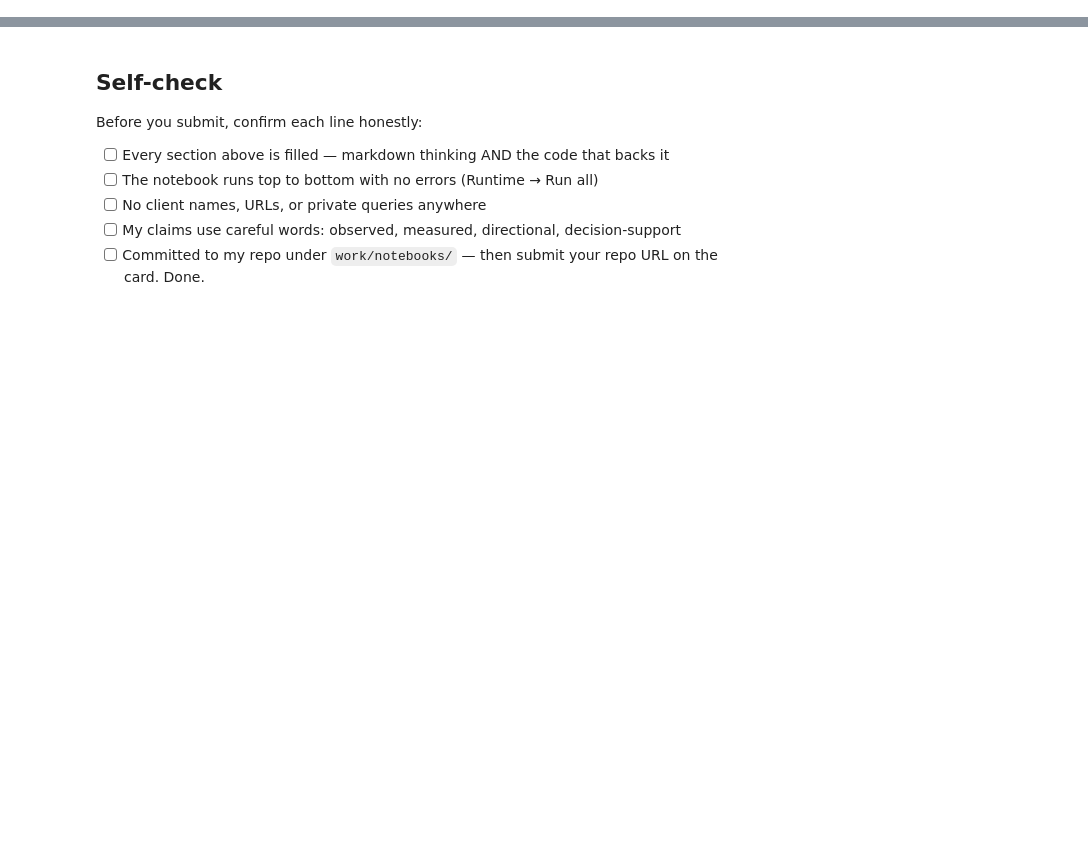
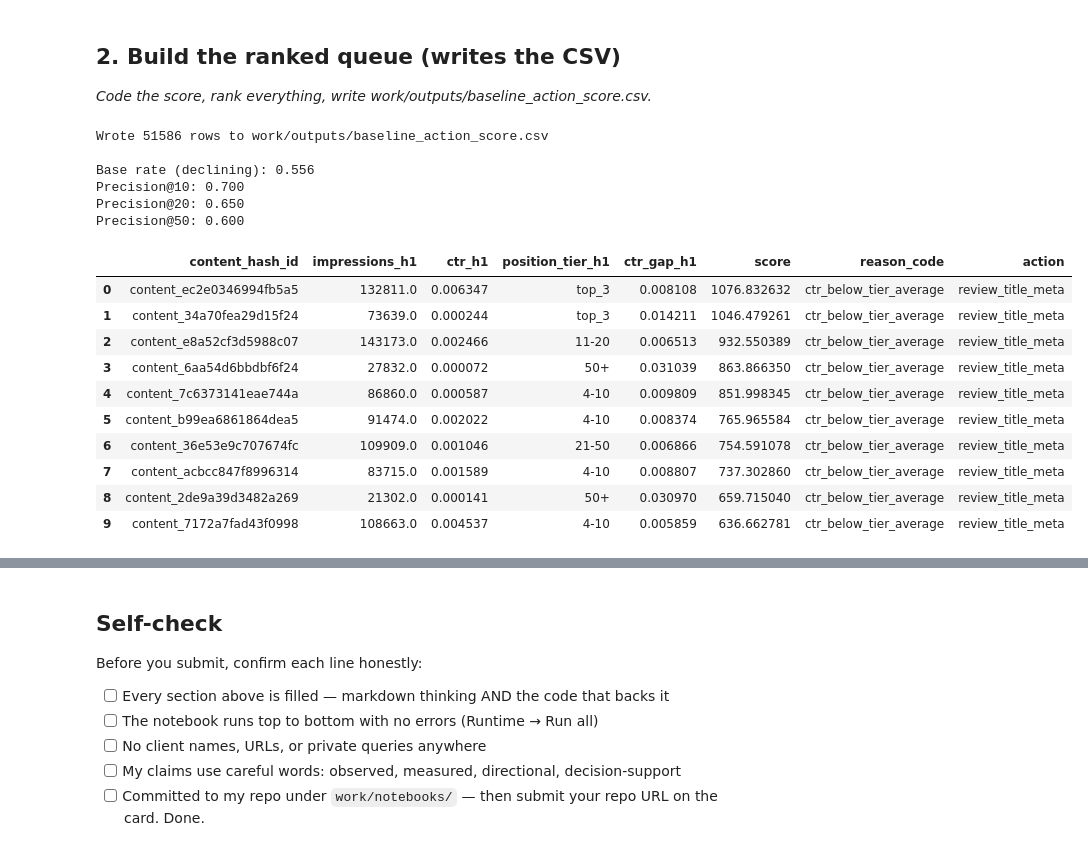
Before and after one commit to ArinzeIhematulam/flyrank-ml-internship, a Jupyter notebook: work/notebooks/w04_baseline_score.ipynb, the cells around one changed output, grey strips where cells are left out. Saved outputs shown, nothing was run; the diff lists cells and outputs as text; code cells hidden in the pictures; blank space fills up the shorter version.

```diff
--- a/work/notebooks/w04_baseline_score.ipynb
+++ b/work/notebooks/w04_baseline_score.ipynb
@@ -14,0 +108,7 @@ This skeleton is yours to fill. Work the sections **in order** — each one has
+# %%
+bins = [-1, 90, 180, 365, 100000]
+tier_labels = ["<90d", "90-180d", "180-365d", "365d+"]
+base["staleness_tier"] = pd.cut(base["days_since_update"], bins=bins, labels=tier_labels)
+
+staleness_table = base.groupby("staleness_tier", observed=True)["declining"].agg(["mean", "count"])
+print(staleness_table)
@@ -14,0 +123,8 @@ This skeleton is yours to fill. Work the sections **in order** — each one has
+# %%
+base["ctr_month"] = base["clicks_month"] / base["impressions_month"]
+pos_bins = [0, 3, 10, 20, 50, 100000]
+pos_labels = ["top_3", "4-10", "11-20", "21-50", "50+"]
+base["position_tier"] = pd.cut(base["avg_position_month"], bins=pos_bins, labels=pos_labels)
+
+ctr_table = base.groupby("position_tier", observed=True)["ctr_month"].agg(["mean", "count"])
+print(ctr_table)
@@ -14,0 +139,65 @@ This skeleton is yours to fill. Work the sections **in order** — each one has
+# %% [markdown]
+## 2. Build the ranked queue (writes the CSV)
+
+*Code the score, rank everything, write work/outputs/baseline_action_score.csv.*
+# %%
+# This cell is for CODE (numbers, a query, a check).
+# Write your text answer in the cell ABOVE this one — typing sentences here breaks Run All.
+# Add h1-only position, needed for a leakage-clean score
+base2 = con.sql("""
+    WITH filtered AS (
+        SELECT *, EXTRACT(day FROM report_date) AS day_of_month
+        FROM read_parquet('hf://datasets/FlyRank/internship-warehouse/fact_content_daily_performance/month=2026-03/*.parquet')
+        WHERE gsc_data_available IS TRUE AND EXTRACT(day FROM report_date) <= 15
+    )
+    SELECT content_hash_id, SUM(gsc_impressions) AS impressions_h1_full,
+           SUM(gsc_clicks) AS clicks_h1_full, AVG(gsc_avg_position) AS avg_position_h1
+    FROM filtered GROUP BY content_hash_id
+""").df()
+
+base = base.merge(base2[["content_hash_id", "avg_position_h1"]], on="content_hash_id", how="left")
+
+# Rebuild position tiers and CTR using ONLY h1 (day 1-15) — no outcome-window overlap
+base["ctr_h1"] = base["clicks_h1"] / base["impressions_h1"]
+pos_bins = [0, 3, 10, 20, 50, 100000]
+pos_labels = ["top_3", "4-10", "11-20", "21-50", "50+"]
+base["position_tier_h1"] = pd.cut(base["avg_position_h1"], bins=pos_bins, labels=pos_labels)
+
+tier_avg_ctr_h1 = base.groupby("position_tier_h1", observed=True)["ctr_h1"].transform("mean")
+base["ctr_gap_h1"] = tier_avg_ctr_h1 - base["ctr_h1"]
+
+base["score"] = (base["ctr_gap_h1"] * base["impressions_h1"]).clip(lower=0)
+base["reason_code"] = "ctr_below_tier_average"
+base["action"] = base["score"].apply(lambda s: "review_title_meta" if s > 0 else "monitor")
+
+ranked = base.sort_values("score", ascending=False).reset_index(drop=True)
+
+import os
+os.makedirs("work/outputs", exist_ok=True)
+ranked.to_csv("work/outputs/baseline_action_score.csv", index=False)
+print(f"Wrote {len(ranked)} rows to work/outputs/baseline_action_score.csv")
+
+print(f"\nBase rate (declining): {ranked['declining'].mean():.3f}")
+for k in [10, 20, 50]:
+    p = ranked.head(k)["declining"].mean()
+    print(f"Precision@{k}: {p:.3f}")
+
+ranked[["content_hash_id","impressions_h1","ctr_h1","position_tier_h1","ctr_gap_h1","score","reason_code","action"]].head(10)
+# %% [output]
+Wrote 51586 rows to work/outputs/baseline_action_score.csv
+
+Base rate (declining): 0.556
+Precision@10: 0.700
+Precision@20: 0.650
+Precision@50: 0.600
+|  | content_hash_id | impressions_h1 | ctr_h1 | position_tier_h1 | ctr_gap_h1 | score | reason_code | action |
+| 0 | content_ec2e0346994fb5a5 | 132811.0 | 0.006347 | top_3 | 0.008108 | 1076.832632 | ctr_below_tier_average | review_title_meta |
+| 1 | content_34a70fea29d15f24 | 73639.0 | 0.000244 | top_3 | 0.014211 | 1046.479261 | ctr_below_tier_average | review_title_meta |
+| 2 | content_e8a52cf3d5988c07 | 143173.0 | 0.002466 | 11-20 | 0.006513 | 932.550389 | ctr_below_tier_average | review_title_meta |
+| 3 | content_6aa54d6bbdbf6f24 | 27832.0 | 0.000072 | 50+ | 0.031039 | 863.866350 | ctr_below_tier_average | review_title_meta |
+| 4 | content_7c6373141eae744a | 86860.0 | 0.000587 | 4-10 | 0.009809 | 851.998345 | ctr_below_tier_average | review_title_meta |
+| 5 | content_b99ea6861864dea5 | 91474.0 | 0.002022 | 4-10 | 0.008374 | 765.965584 | ctr_below_tier_average | review_title_meta |
+| 6 | content_36e53e9c707674fc | 109909.0 | 0.001046 | 21-50 | 0.006866 | 754.591078 | ctr_below_tier_average | review_title_meta |
+| 7 | content_acbcc847f8996314 | 83715.0 | 0.001589 | 4-10 | 0.008807 | 737.302860 | ctr_below_tier_average | review_title_meta |
+| 8 | content_2de9a39d3482a269 | 21302.0 | 0.000141 | 50+ | 0.030970 | 659.715040 | ctr_below_tier_average | review_title_meta |
+| 9 | content_7172a7fad43f0998 | 108663.0 | 0.004537 | 4-10 | 0.005859 | 636.662781 | ctr_below_tier_average | review_title_meta |
```
Also changed, not shown: parts of 17 cells of this notebook.
